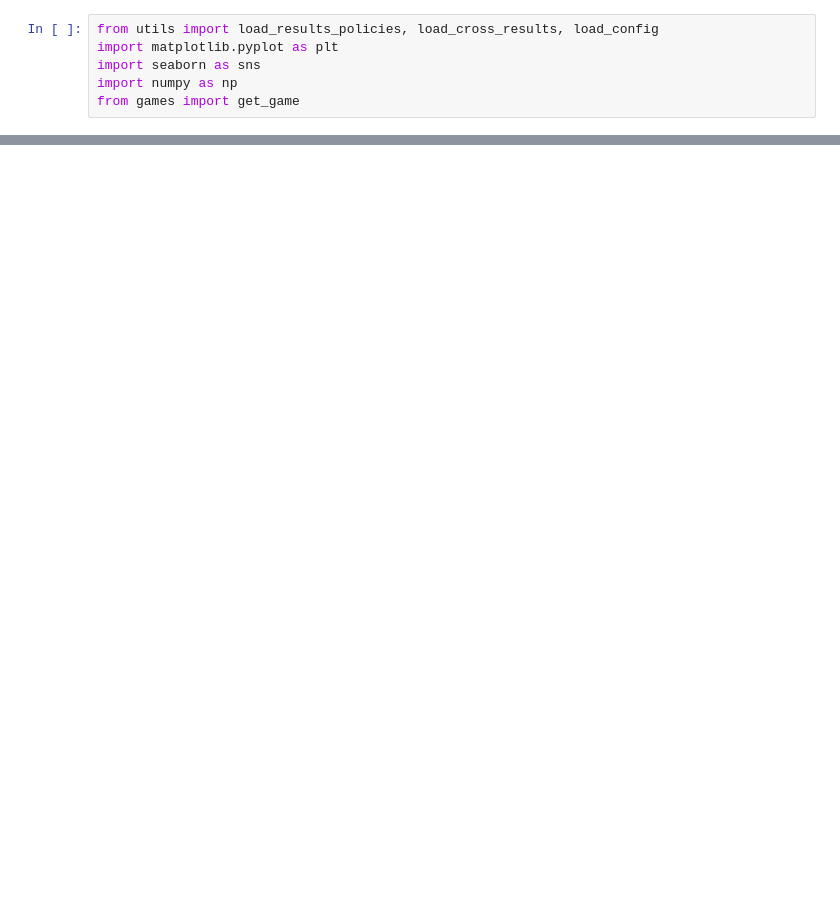
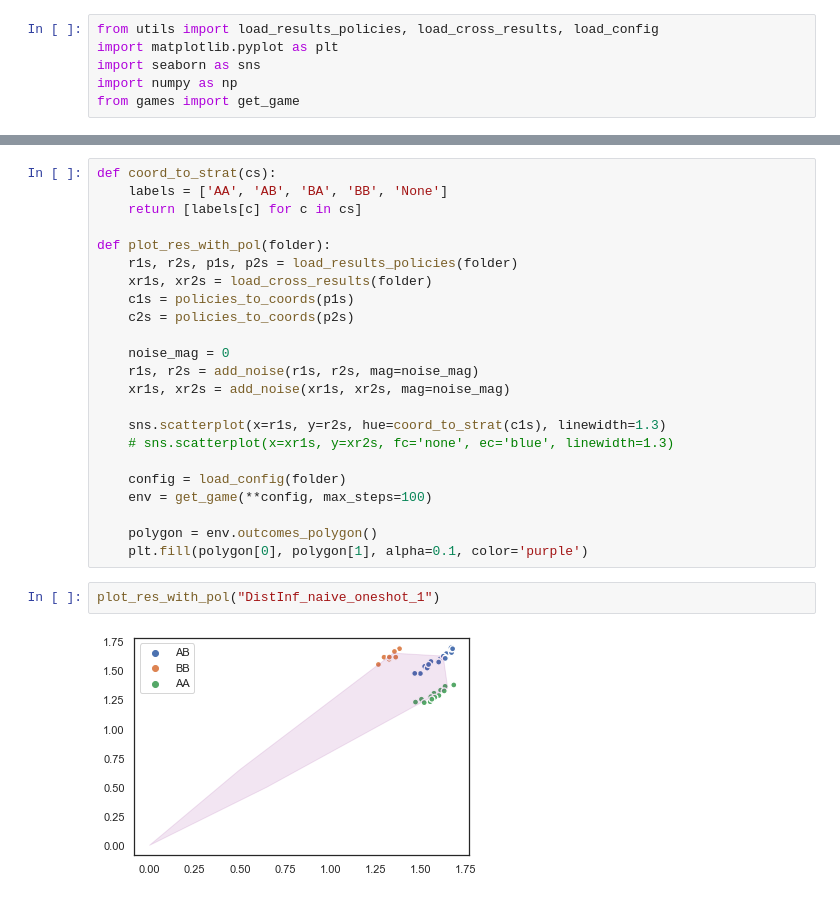
Before and after one commit to hadrien-pouget/MARL_Basic, a Jupyter notebook: show_results.ipynb, the cells around one changed output, grey strips where cells are left out. Drawn from its saved outputs; the diff is of its cells as text; blank space fills up the shorter version.

```diff
--- a/show_results.ipynb
+++ b/show_results.ipynb
@@ -61,0 +97,27 @@ plot_from_folder("IncompFour_lola_iterated_0")
+# %%
+def coord_to_strat(cs):
+    labels = ['AA', 'AB', 'BA', 'BB', 'None']
+    return [labels[c] for c in cs]
+
+def plot_res_with_pol(folder):
+    r1s, r2s, p1s, p2s = load_results_policies(folder)
+    xr1s, xr2s = load_cross_results(folder)
+    c1s = policies_to_coords(p1s)
+    c2s = policies_to_coords(p2s)
+
+    noise_mag = 0
+    r1s, r2s = add_noise(r1s, r2s, mag=noise_mag)
+    xr1s, xr2s = add_noise(xr1s, xr2s, mag=noise_mag)
+
+    sns.scatterplot(x=r1s, y=r2s, hue=coord_to_strat(c1s), linewidth=1.3)
+    # sns.scatterplot(x=xr1s, y=xr2s, fc='none', ec='blue', linewidth=1.3)
+
+    config = load_config(folder)
+    env = get_game(**config, max_steps=100)
+
+    polygon = env.outcomes_polygon()
+    plt.fill(polygon[0], polygon[1], alpha=0.1, color='purple')
+# %%
+plot_res_with_pol("DistInf_naive_oneshot_1")
+# %% [output]
+[figure, added]
```
Also changed, not shown: parts of 15 cells of this notebook.
